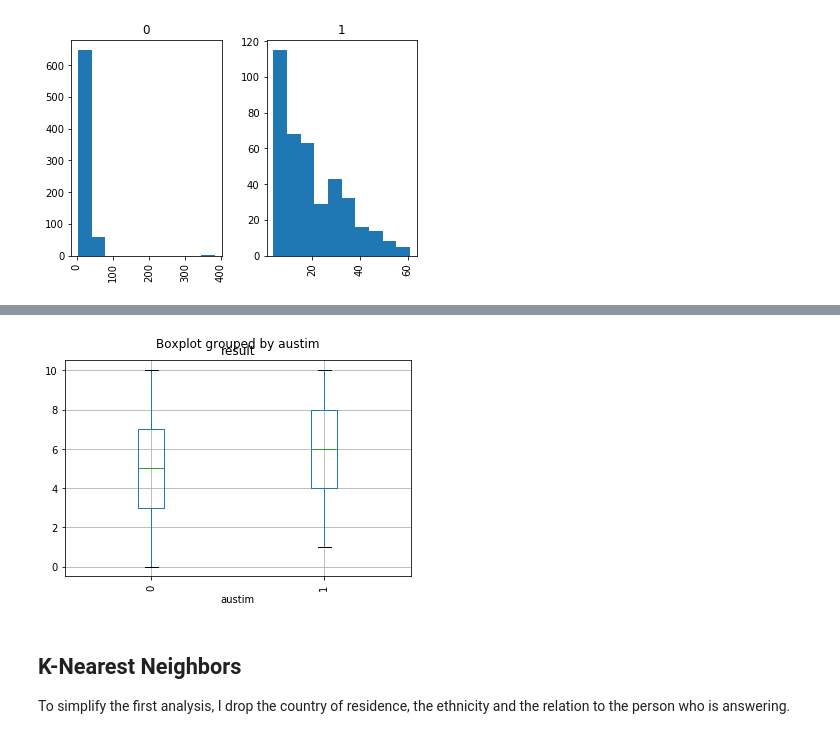
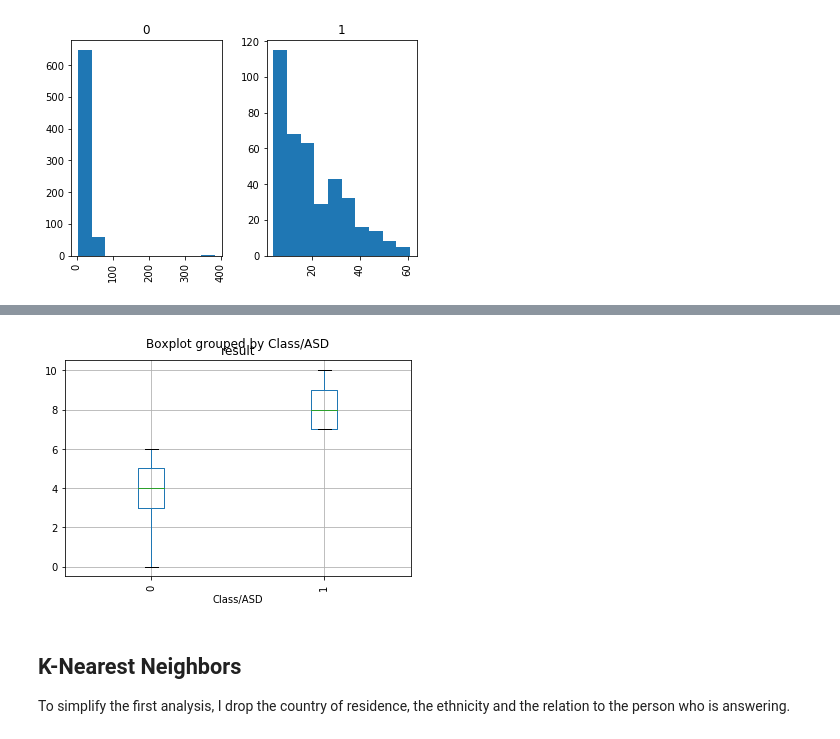
Before and after one commit to clempichon/PCBS_autism, a Jupyter notebook: project.ipynb, the cells around one changed output, grey strips where cells are left out. Cells and saved outputs as stored; diff of their text form; code cells hidden in the pictures.

```diff
--- a/project.ipynb
+++ b/project.ipynb
@@ -75,6 +81,8 @@ print(data_child.shape)
 print(data_ado.shape)
 print(data_adult.shape)
 print(data.shape)
+
+names=list(data.columns.values)
 # %% [output]
 (292, 21)
 (104, 21)
@@ -199,8 +186,8 @@ Name: Class/ASD, dtype: int64
 # %%
-data.boxplot(column='result', by="austim", rot=90)
+data.boxplot(column='result', by="Class/ASD", rot=90)
 plt.show()
 # %% [output]
-[figure, old version]
+[figure, new version]
 # %% [markdown]
 ## K-Nearest Neighbors
 
```
Also changed, not shown: parts of 11 cells of this notebook.
